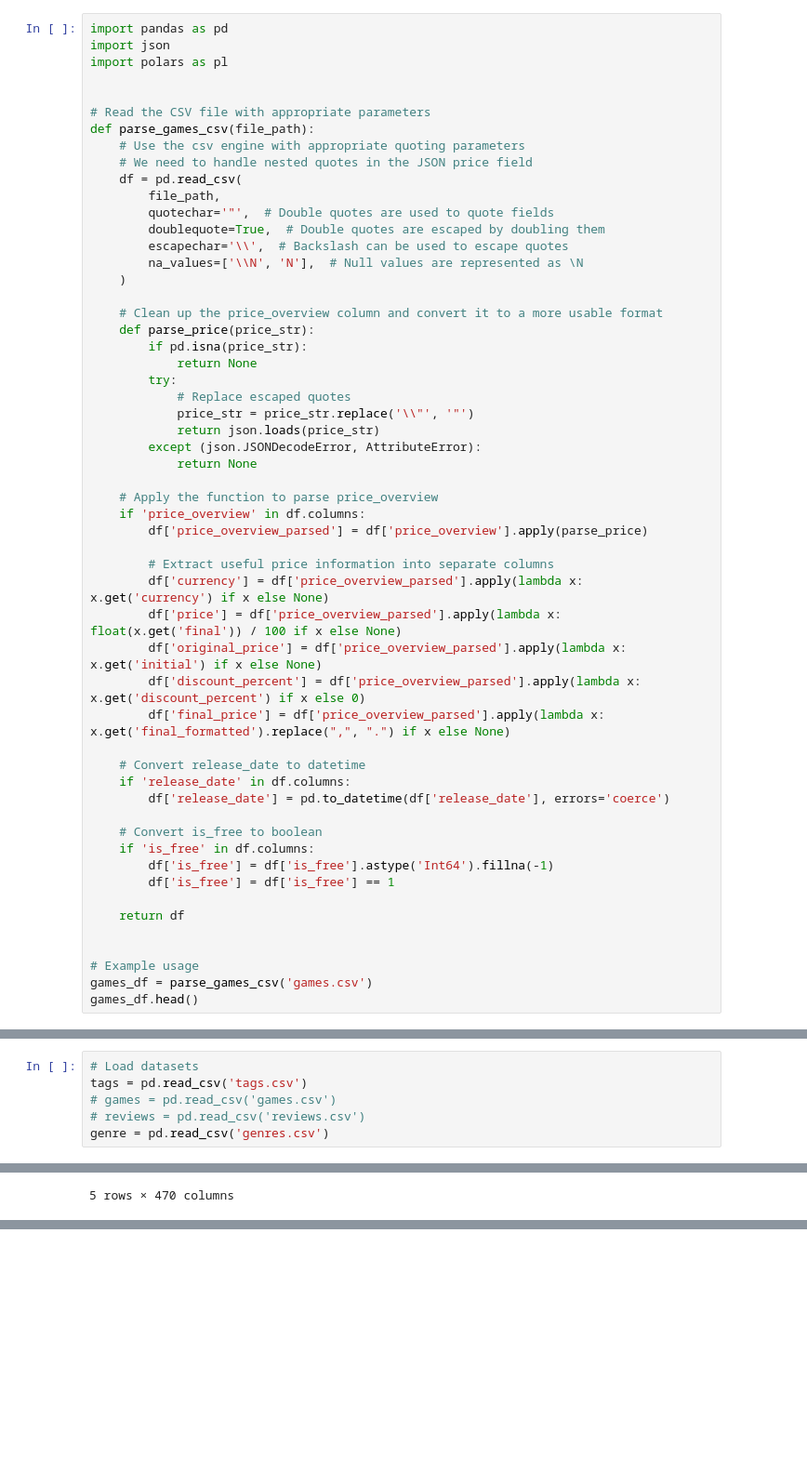
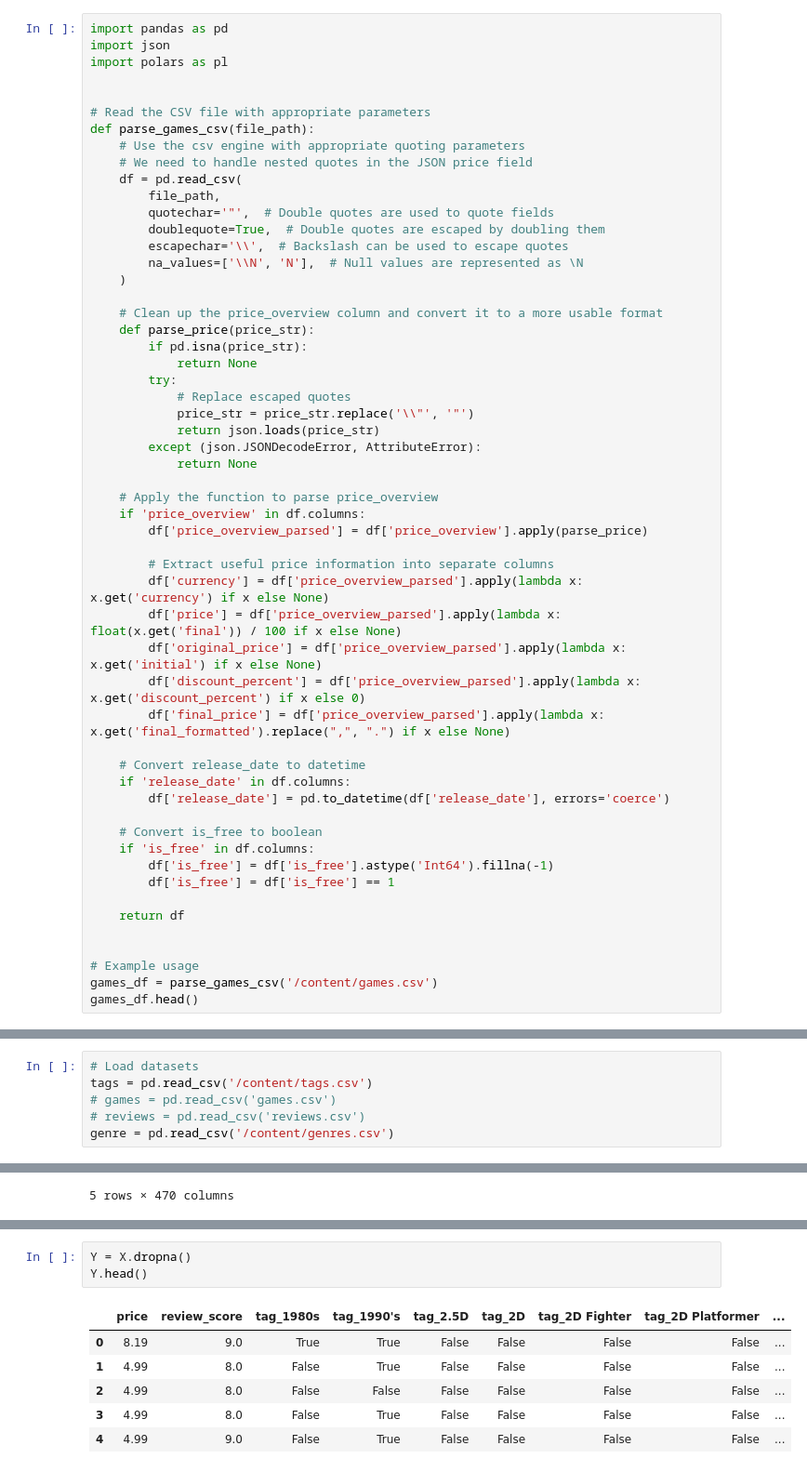
Before and after one commit to Ritvik2205/fds-cw2, a Jupyter notebook: cw2.ipynb, the cells around one changed output, grey strips where cells are left out. Shown at 93% size. Saved outputs shown, nothing was run; the diff lists cells and outputs as text; blank space fills up the shorter version.

```diff
--- a/cw2.ipynb
+++ b/cw2.ipynb
@@ -105,7 +103,7 @@ def parse_games_csv(file_path):
 
 
 # Example usage
-games_df = parse_games_csv('games.csv')
+games_df = parse_games_csv('/content/games.csv')
 games_df.head()
 # %% [output]
 |  | app_id | name | release_date | is_free | price_overview | languages | type | price_overview_parsed | ... |
@@ -133,9 +131,9 @@ clean_games_df.head()
 | 4 | 50 | Half-Life: Opposing Force | 1999-11-01 | False | [English, French, German, Korean] | game | EUR | 4.99 | 499.0 | ... |
 # %%
 # Load datasets
-tags = pd.read_csv('tags.csv')
+tags = pd.read_csv('/content/tags.csv')
 # games = pd.read_csv('games.csv')
 # reviews = pd.read_csv('reviews.csv')
-genre = pd.read_csv('genres.csv')
+genre = pd.read_csv('/content/genres.csv')
 # %%
 reviews = df = pd.read_csv(
@@ -197,0 +202,10 @@ data.head()
+# %%
+Y = X.dropna()
+Y.head()
+# %% [output]
+|  | price | review_score | tag_1980s | tag_1990's | tag_2.5D | tag_2D | tag_2D Fighter | tag_2D Platformer | ... |
+| 0 | 8.19 | 9.0 | True | True | False | False | False | False | ... |
+| 1 | 4.99 | 8.0 | False | True | False | False | False | False | ... |
+| 2 | 4.99 | 8.0 | False | False | False | False | False | False | ... |
+| 3 | 4.99 | 8.0 | False | True | False | False | False | False | ... |
+| 4 | 4.99 | 9.0 | False | True | False | False | False | False | ... |
```
Also changed, not shown: parts of 9 cells of this notebook.
